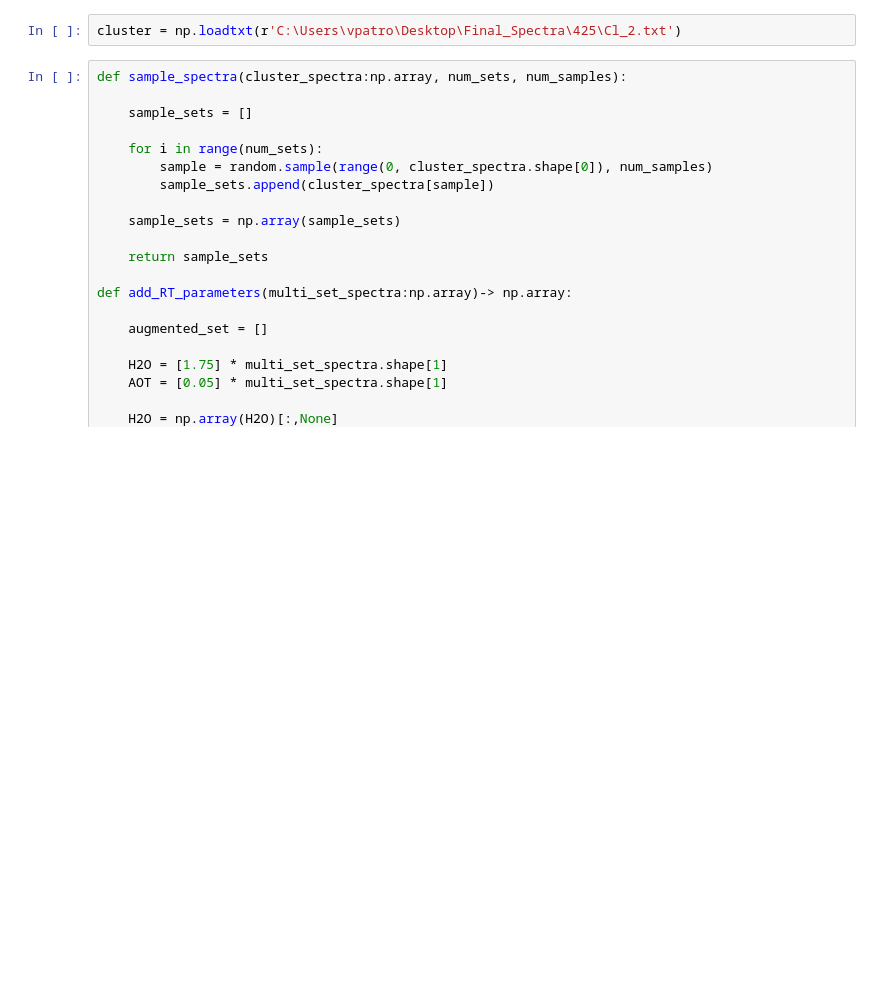
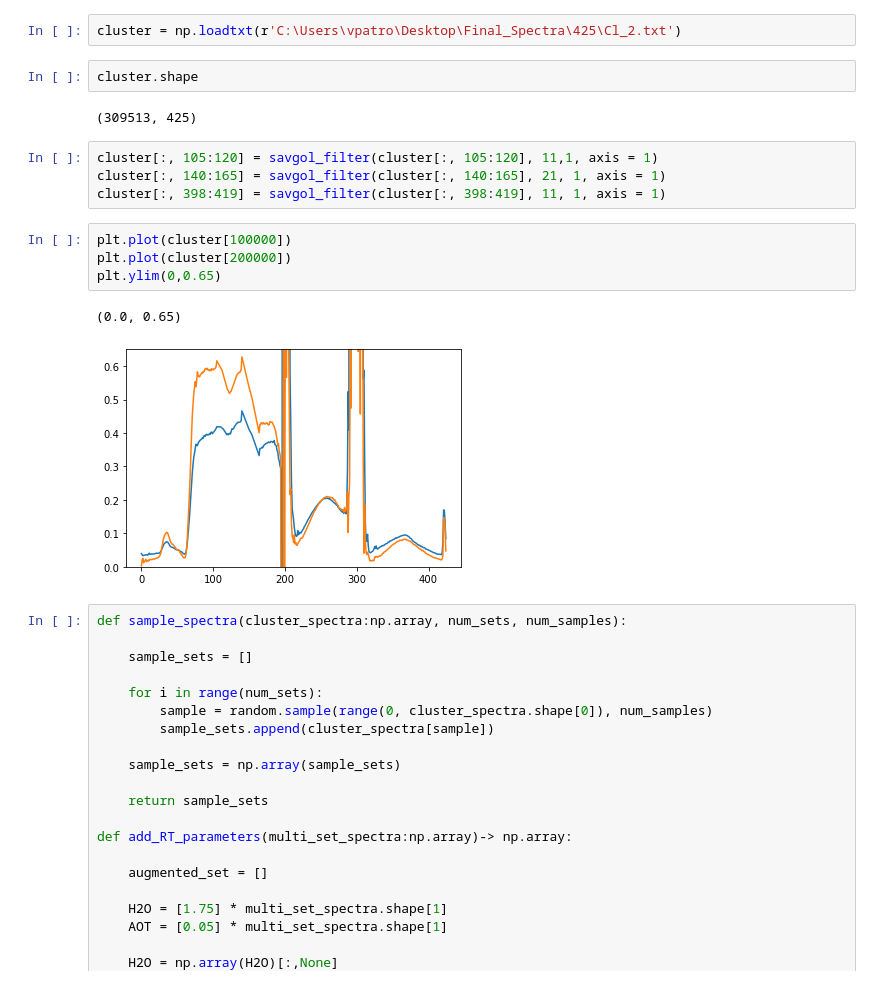
Before and after one commit to varunpatro1/OE-Reproducibility, a Jupyter notebook: ISOFIT/CL_2.ipynb, the cells around one changed output. Drawn from its saved outputs; the diff is of its cells as text; blank space fills up the shorter version.

```diff
--- a/ISOFIT/CL_2.ipynb
+++ b/ISOFIT/CL_2.ipynb
@@ -18,6 +18,21 @@ matplotlib.use('TkAgg')
 %matplotlib inline
 # %%
 cluster = np.loadtxt(r'C:\Users\vpatro\Desktop\Final_Spectra\425\Cl_2.txt')
+# %%
+cluster.shape
+# %% [output]
+(309513, 425)
+# %%
+cluster[:, 105:120] = savgol_filter(cluster[:, 105:120], 11,1, axis = 1)
+cluster[:, 140:165] = savgol_filter(cluster[:, 140:165], 21, 1, axis = 1)
+cluster[:, 398:419] = savgol_filter(cluster[:, 398:419], 11, 1, axis = 1)
+# %%
+plt.plot(cluster[100000])
+plt.plot(cluster[200000])
+plt.ylim(0,0.65)
+# %% [output]
+(0.0, 0.65)
+[figure, added]
 # %%
 def sample_spectra(cluster_spectra:np.array, num_sets, num_samples):
 
```
Also changed, not shown: parts of 16 cells of this notebook, 7 other files.
